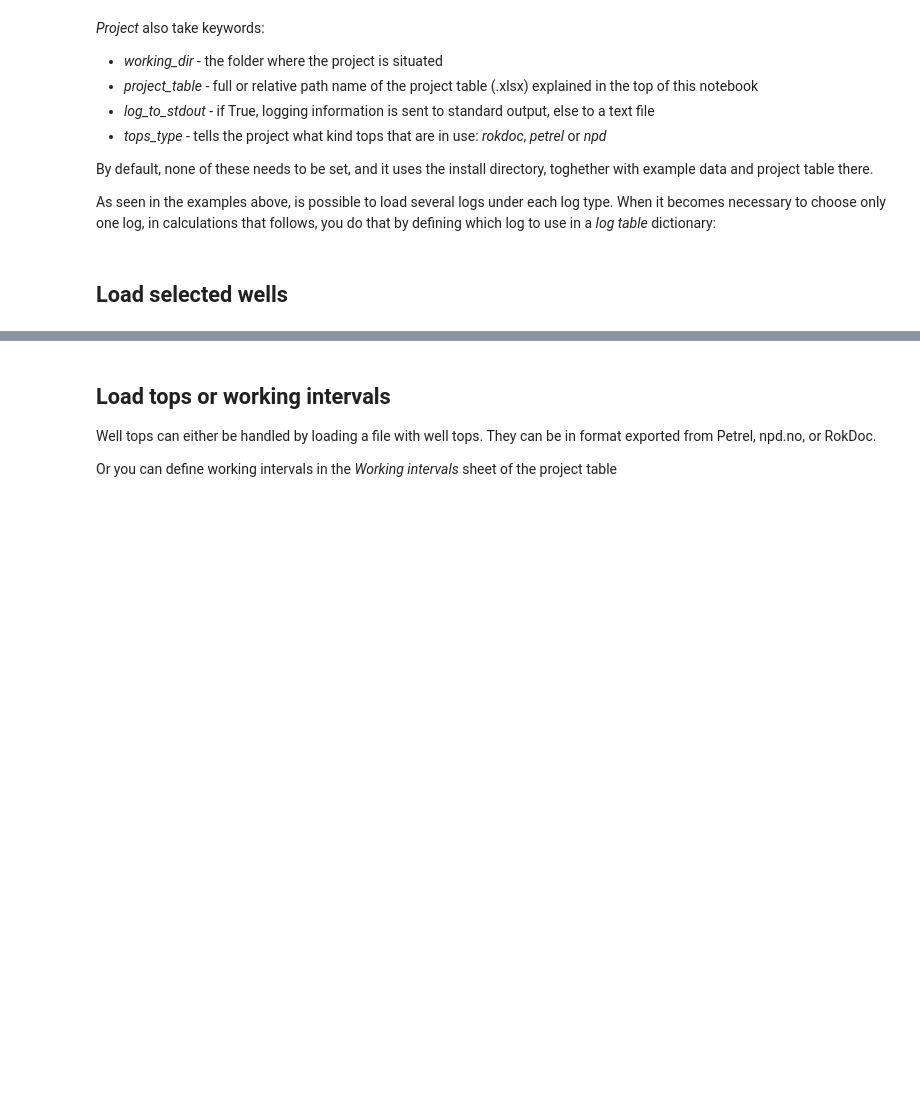
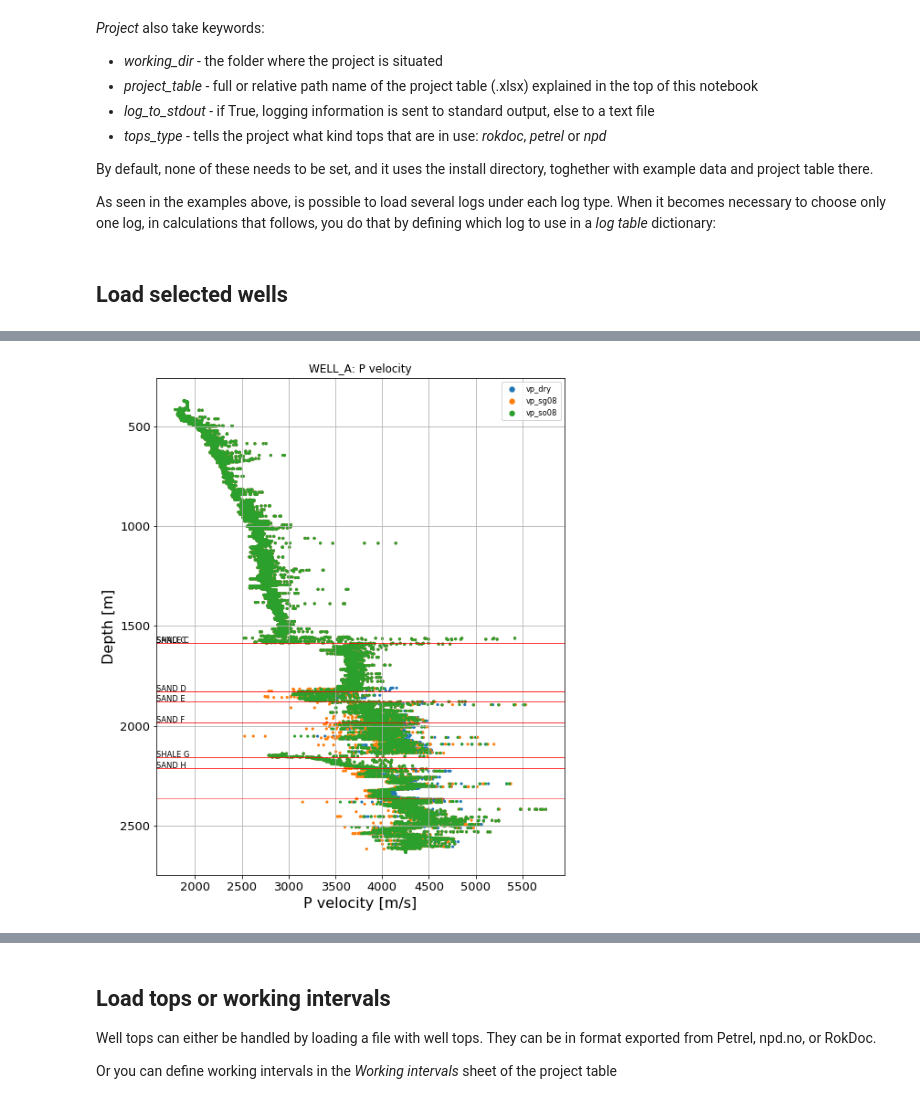
Before and after one commit to emblixt/blixt_rp, a Jupyter notebook: Introduction to blixt_rp.ipynb, the cells around one changed output, grey strips where cells are left out. Saved outputs shown, nothing was run; the diff lists cells and outputs as text; code cells hidden in the pictures; blank space fills up the shorter version.

```diff
--- a/Introduction to blixt_rp.ipynb
+++ b/Introduction to blixt_rp.ipynb
@@ -64,3 +74,8 @@ INFO: Renaming log from dept to depth
+# %%
+w = wells['WELL_A']
+w.depth_plot('P velocity', wis=wis)
+# %% [output]
+[figure, added]
 # %% [markdown]
 ## Load the project templates
 This action combines the well settings in the *Well settings* sheet (described in the start) with the log templates defined in the *Templates* sheet
```
Also changed, not shown: parts of 8 cells of this notebook, 9 other files.
